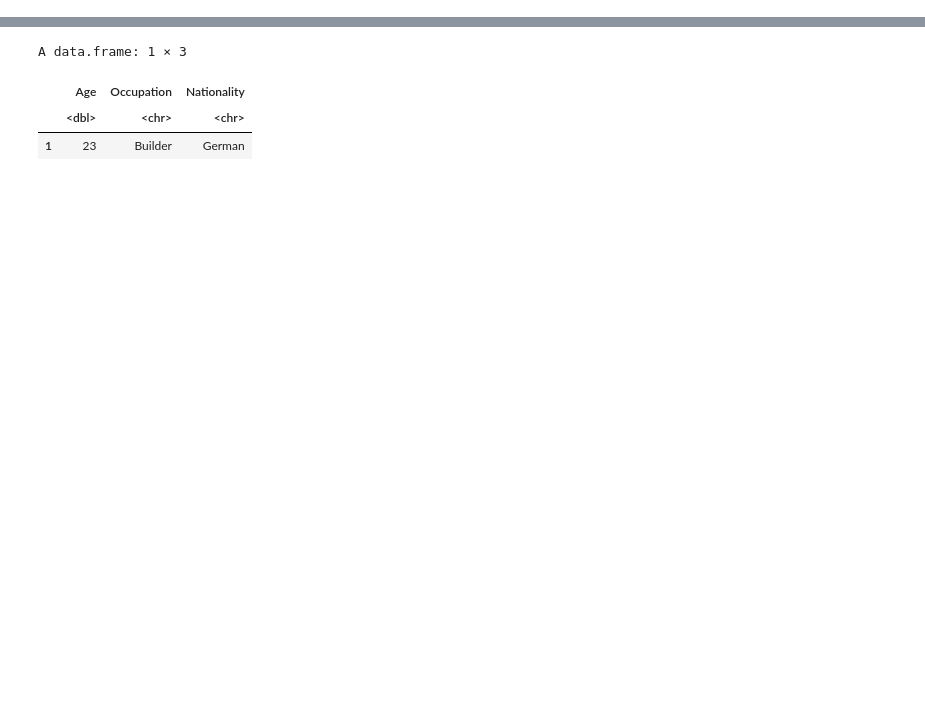
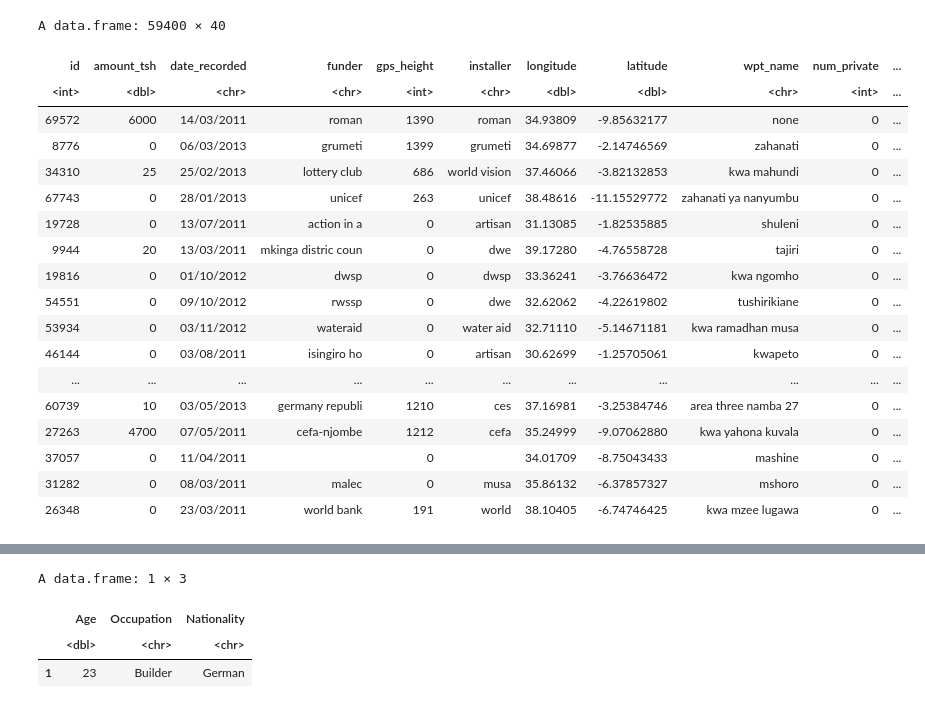
Before and after one commit to aguzga/STAT_FOUND, a Jupyter notebook: PROJECT.ipynb, the cells around one changed output, grey strips where cells are left out. Saved outputs shown, nothing was run; the diff lists cells and outputs as text; code cells hidden in the pictures; blank space fills up the shorter version.

```diff
--- a/PROJECT.ipynb
+++ b/PROJECT.ipynb
@@ -2,0 +6,32 @@ df <- read.csv("training_data.csv", header = TRUE, sep = ",")
+# %%
+lowercase_all = function(df) {
+    for(column in names(df)) {
+        columnClass = class(df[,column])
+        if(columnClass == "character") {
+            df[,column] <<- tolower(df[,column])
+        }
+    }
+}
+# %%
+lowercase_all(df)
+df
+# %% [output]
+A data.frame: 59400 × 40
+| id | amount_tsh | date_recorded | funder | gps_height | installer | longitude | latitude | wpt_name | num_private | ... |
+| <int> | <dbl> | <chr> | <chr> | <int> | <chr> | <dbl> | <dbl> | <chr> | <int> | ... |
+| 69572 | 6000 | 14/03/2011 | roman | 1390 | roman | 34.93809 | -9.85632177 | none | 0 | ... |
+| 8776 | 0 | 06/03/2013 | grumeti | 1399 | grumeti | 34.69877 | -2.14746569 | zahanati | 0 | ... |
+| 34310 | 25 | 25/02/2013 | lottery club | 686 | world vision | 37.46066 | -3.82132853 | kwa mahundi | 0 | ... |
+| 67743 | 0 | 28/01/2013 | unicef | 263 | unicef | 38.48616 | -11.15529772 | zahanati ya nanyumbu | 0 | ... |
+| 19728 | 0 | 13/07/2011 | action in a | 0 | artisan | 31.13085 | -1.82535885 | shuleni | 0 | ... |
+| 9944 | 20 | 13/03/2011 | mkinga distric coun | 0 | dwe | 39.17280 | -4.76558728 | tajiri | 0 | ... |
+| 19816 | 0 | 01/10/2012 | dwsp | 0 | dwsp | 33.36241 | -3.76636472 | kwa ngomho | 0 | ... |
+| 54551 | 0 | 09/10/2012 | rwssp | 0 | dwe | 32.62062 | -4.22619802 | tushirikiane | 0 | ... |
+| 53934 | 0 | 03/11/2012 | wateraid | 0 | water aid | 32.71110 | -5.14671181 | kwa ramadhan musa | 0 | ... |
+| 46144 | 0 | 03/08/2011 | isingiro ho | 0 | artisan | 30.62699 | -1.25705061 | kwapeto | 0 | ... |
+| ... | ... | ... | ... | ... | ... | ... | ... | ... | ... | ... |
+| 60739 | 10 | 03/05/2013 | germany republi | 1210 | ces | 37.16981 | -3.25384746 | area three namba 27 | 0 | ... |
+| 27263 | 4700 | 07/05/2011 | cefa-njombe | 1212 | cefa | 35.24999 | -9.07062880 | kwa yahona kuvala | 0 | ... |
+| 37057 | 0 | 11/04/2011 |  | 0 |  | 34.01709 | -8.75043433 | mashine | 0 | ... |
+| 31282 | 0 | 08/03/2011 | malec | 0 | musa | 35.86132 | -6.37857327 | mshoro | 0 | ... |
+| 26348 | 0 | 23/03/2011 | world bank | 191 | world | 38.10405 | -6.74746425 | kwa mzee lugawa | 0 | ... |
```
Also changed, not shown: parts of 32 cells of this notebook.
